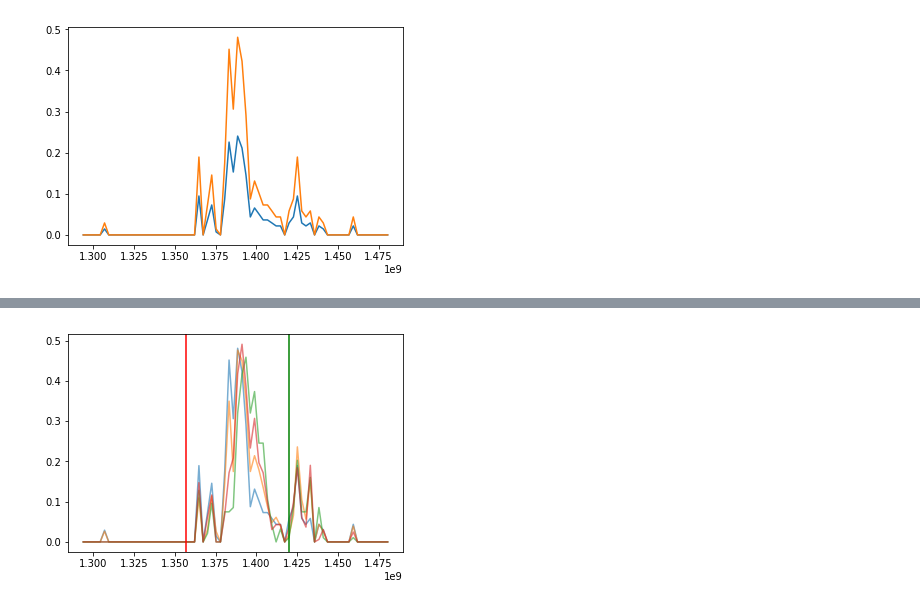
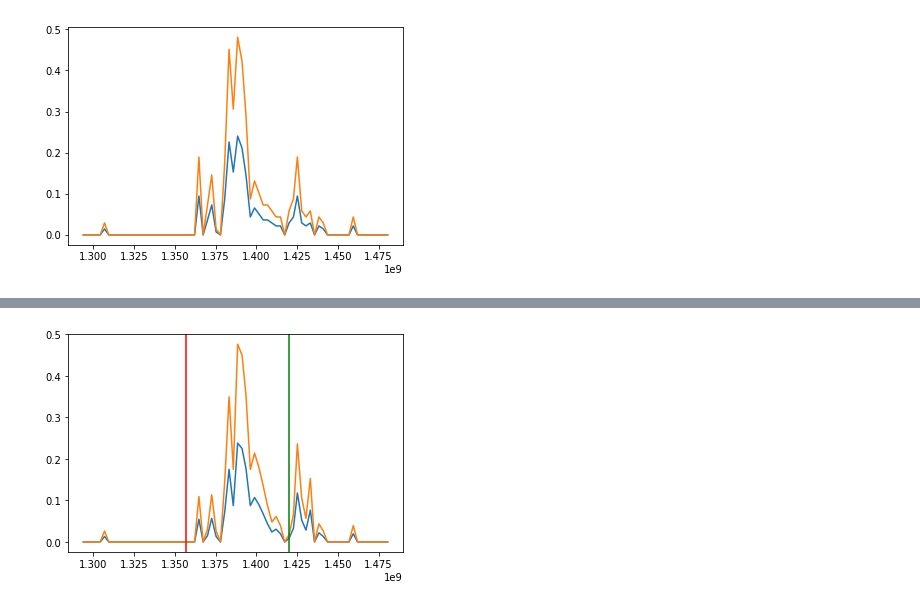
Before and after one commit to CornellDataScience/Yelp, a Jupyter notebook: salt-baes/Kenta/Dynamic_Time_Warping.ipynb, the cells around one changed output, grey strips where cells are left out. Drawn from its saved outputs; the diff is of its cells as text; code cells hidden in the pictures.

```diff
--- a/salt-baes/Kenta/Dynamic_Time_Warping.ipynb
+++ b/salt-baes/Kenta/Dynamic_Time_Warping.ipynb
@@ -134,12 +140,7 @@ sample.head(1)
 # %%
 def plotData(Uid):
     sample = review_df.ix[review_df['user_id'] == Uid]
-    plot = {}
-    star = {}
-    word = {}
-    cool = {}
-    funny = {}
-    useful = {}
+    plot,star,word,cool,funny,useful = {},{},{},{},{},{}
     for i in range(sample.shape[0]):
         date = sample.iloc[i]['date'].split('-')
         year = date[0]
@@ -159,6 +160,7 @@ def plotData(Uid):
             cool[(int(fst) + i, j+1)] = 0
             funny[(int(fst) + i, j+1)] = 0
             useful[(int(fst) + i, j+1)] = 0
+
     data = []
     stars = []
     avg = []
@@ -481,0 +537,3 @@ plt.plot(t,dn)
+# %%
+interval = stats.t.interval(0.99, len((dn-y_kr))-1, loc=np.mean((dn-y_kr)), scale=stats.sem((dn-y_kr)))
+interval
@@ -481,0 +542,7 @@ plt.plot(t,dn)
+# %%
+anomX = []
+anomY = []
+for i in range(len(dn-y_kr)):
+    if (dn-y_kr)[i] > interval[1]:
+        anomX.append(t[i])
+        anomY.append(dn[i])
@@ -483,4 +556,4 @@ plt.plot(t,dn)
 kr = GridSearchCV(KernelRidge(kernel='rbf', gamma=0.1), cv=5,
                   param_grid={"alpha": [1e0, 0.1, 1e-2, 1e-3],
                               "gamma": np.logspace(-2, 2, 5)})
-y_kr = kr.fit(np.asarray(t).reshape(-1,1), fn).predict(np.asarray(t).reshape(-1,1))
+y_kr = kr.fit(np.asarray(t).reshape(-1,1), un).predict(np.asarray(t).reshape(-1,1))
@@ -493,21 +560,11 @@ plt.plot(t,cn)
 # %%
-dn = np.asarray(d).reshape(-1,1)
-dn = normalize(dn, axis=0).ravel()
-un = np.asarray(u).reshape(-1,1)
-un = normalize(un, axis=0).ravel()
-fn = np.asarray(f).reshape(-1,1)
-fn = normalize(fn, axis=0).ravel()
-cn = np.asarray(c).reshape(-1,1)
-cn = normalize(cn, axis=0).ravel()
-plt.plot(t,dn, alpha = 0.6)
-plt.plot(t,un, alpha = 0.6)
-plt.plot(t,fn, alpha = 0.6)
-plt.plot(t,cn, alpha = 0.6)
-potential = sample_data.ix[sample_data['user_id'] == '0wBTSc0i-QFVDa_uRLzoZg']['potential_period'].values
-slack = sample_data.ix[sample_data['user_id'] == '0wBTSc0i-QFVDa_uRLzoZg']['slack_period'].values
+plt.plot(t,y_kr)
+plt.plot(t,un)
+potential = sample_data.ix[sample_data['user_id'] == 'OoyQYSeYNyRVOmdO3tsxYA']['potential_period'].values
+slack = sample_data.ix[sample_data['user_id'] == 'OoyQYSeYNyRVOmdO3tsxYA']['slack_period'].values
 for i in potential[0]:
     plt.axvline(x = int(time.mktime(datetime.datetime(int(i),1,1).timetuple())), color = 'r')
 for i in slack[0]:
     plt.axvline(x = int(time.mktime(datetime.datetime(int(i),1,1).timetuple())), color = 'g')
 # %% [output]
-[figure, old version]
+[figure, new version]
```
Also changed, not shown: parts of 50 cells of this notebook, 4 other files.
